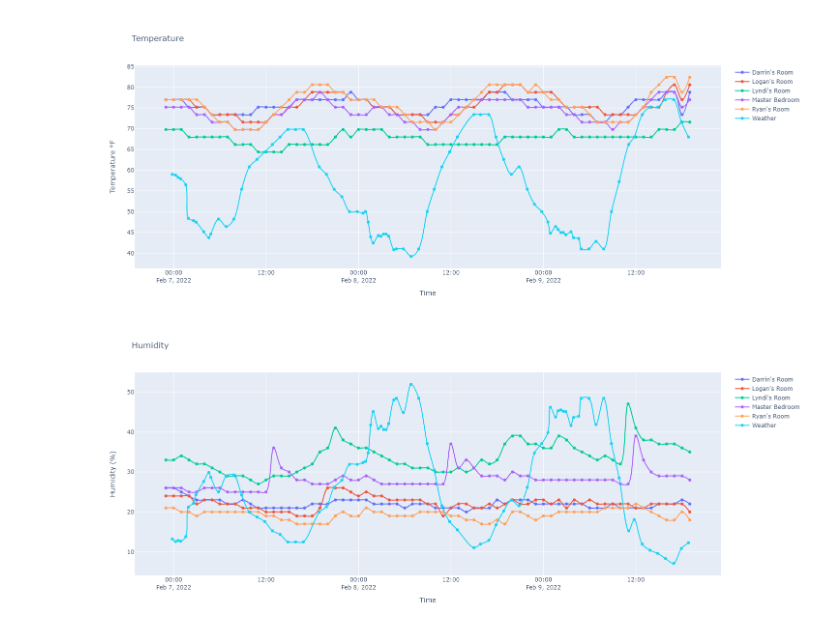
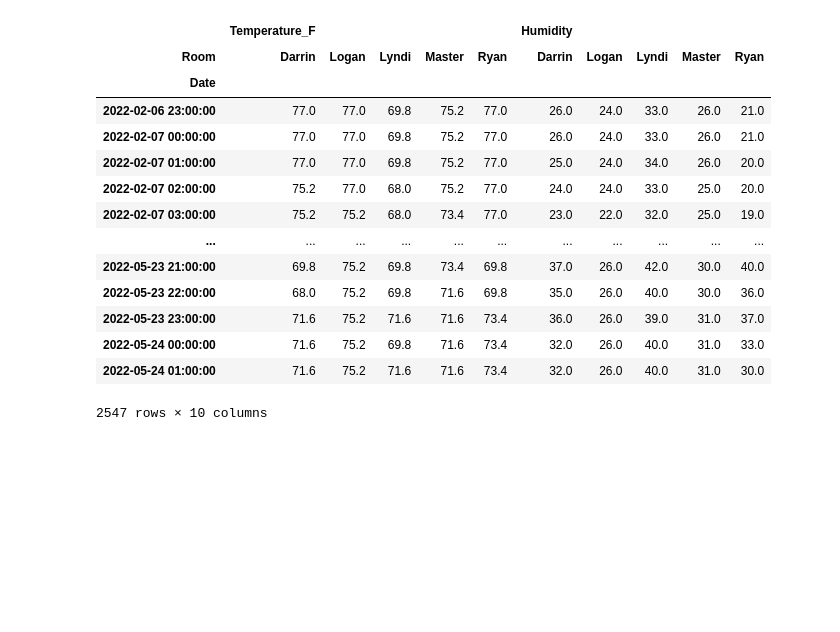
Before and after one commit to ryan-skabelund/ryan-skabelund.github.io, a Jupyter notebook: ClimateData.ipynb, the cells around one changed output. Cells and saved outputs as stored; diff of their text form; code cells hidden in the pictures; blank space fills up the shorter version.

```diff
--- a/ClimateData.ipynb
+++ b/ClimateData.ipynb
@@ -68,27 +1,42 @@ Weather Climate Data
-# %%
-from plotly import graph_objects as go
-
-figs = {}
-
-def create_fig(fig_name, units):
-    figs[fig_name] = go.Figure()
-    figs[fig_name].update_layout(title=fig_name, xaxis_title="Time", yaxis_title=f"{fig_name} {units}", height=600)
-
-create_fig("Temperature", "\N{DEGREE SIGN}F")
-create_fig("Humidity", "(%)")
-
-def create_trace(room, x, y):
-    room_name = (room if room == "Weather" else f"{room} Bedroom" if room == "Master" else f"{room}'s Room")
-    return go.Scatter(x=x, y=y, mode="lines+markers", text=room_name, name=room_name, line_shape="spline")
-
-for room, room_data in df.groupby(by="rm"):
-    figs["Temperature"].add_trace(create_trace(room, room_data.datetime, room_data.te_F))
-    figs["Humidity"].add_trace(create_trace(room, room_data.datetime, room_data.hu))
-figs["Temperature"].add_trace(create_trace("Weather", weather_df.timestamp, weather_df.temperature))
-figs["Humidity"].add_trace(create_trace("Weather", weather_df.timestamp, weather_df.humidity))
-
-for fig in figs:
-    figs[fig].show()
-# %% [output]
-[figure, removed]
-[figure, removed]
+# %%
+import requests
+import json
+import pandas as pd
+import datetime
+
+# Import climate data & covert to dataframe
+initial_date = datetime.datetime(2022, 2, 6, 23)
+response = requests.get(f"https://climatedataapi.azurewebsites.net/api/data?startdate={initial_date.isoformat()}")
+df_raw = pd.DataFrame(json.loads(response.content.decode("utf-8")))
+
+# Clean up dataframe
+df_raw.rename(columns={"rm":"Room", "ti":"Date", "te":"Temperature_C", "hu":"Humidity"}, inplace=True)
+df_raw["Date"] = pd.to_datetime(df_raw["Date"])
+df_raw["Temperature_F"] = df_raw["Temperature_C"] * 9/5 + 32
+
+# Create pivot table
+df_pivot = df_raw.pivot(index="Date", columns="Room", values=["Temperature_F", "Humidity"])
+display(df_pivot)
+
+# Resample data from hourly to daily
+df_pivot = df_pivot.resample("D").mean()
+
+# Compile daily overall averages
+temp_avg = df_pivot["Temperature_F"].agg("mean", "columns")
+humidity_avg = df_pivot["Humidity"].agg("mean", "columns")
+# %% [output]
+|  | Temperature_F |  |  |  |  | Humidity |  |  |  |  |
+| Room | Darrin | Logan | Lyndi | Master | Ryan | Darrin | Logan | Lyndi | Master | Ryan |
+| Date |  |  |  |  |  |  |  |  |  |  |
+| 2022-02-06 23:00:00 | 77.0 | 77.0 | 69.8 | 75.2 | 77.0 | 26.0 | 24.0 | 33.0 | 26.0 | 21.0 |
+| 2022-02-07 00:00:00 | 77.0 | 77.0 | 69.8 | 75.2 | 77.0 | 26.0 | 24.0 | 33.0 | 26.0 | 21.0 |
+| 2022-02-07 01:00:00 | 77.0 | 77.0 | 69.8 | 75.2 | 77.0 | 25.0 | 24.0 | 34.0 | 26.0 | 20.0 |
+| 2022-02-07 02:00:00 | 75.2 | 77.0 | 68.0 | 75.2 | 77.0 | 24.0 | 24.0 | 33.0 | 25.0 | 20.0 |
+| 2022-02-07 03:00:00 | 75.2 | 75.2 | 68.0 | 73.4 | 77.0 | 23.0 | 22.0 | 32.0 | 25.0 | 19.0 |
+| ... | ... | ... | ... | ... | ... | ... | ... | ... | ... | ... |
+| 2022-05-23 21:00:00 | 69.8 | 75.2 | 69.8 | 73.4 | 69.8 | 37.0 | 26.0 | 42.0 | 30.0 | 40.0 |
+| 2022-05-23 22:00:00 | 68.0 | 75.2 | 69.8 | 71.6 | 69.8 | 35.0 | 26.0 | 40.0 | 30.0 | 36.0 |
+| 2022-05-23 23:00:00 | 71.6 | 75.2 | 71.6 | 71.6 | 73.4 | 36.0 | 26.0 | 39.0 | 31.0 | 37.0 |
+| 2022-05-24 00:00:00 | 71.6 | 75.2 | 69.8 | 71.6 | 73.4 | 32.0 | 26.0 | 40.0 | 31.0 | 33.0 |
+| 2022-05-24 01:00:00 | 71.6 | 75.2 | 71.6 | 71.6 | 73.4 | 32.0 | 26.0 | 40.0 | 31.0 | 30.0 |
+2547 rows × 10 columns
```
Also changed, not shown: parts of 3 cells of this notebook.
